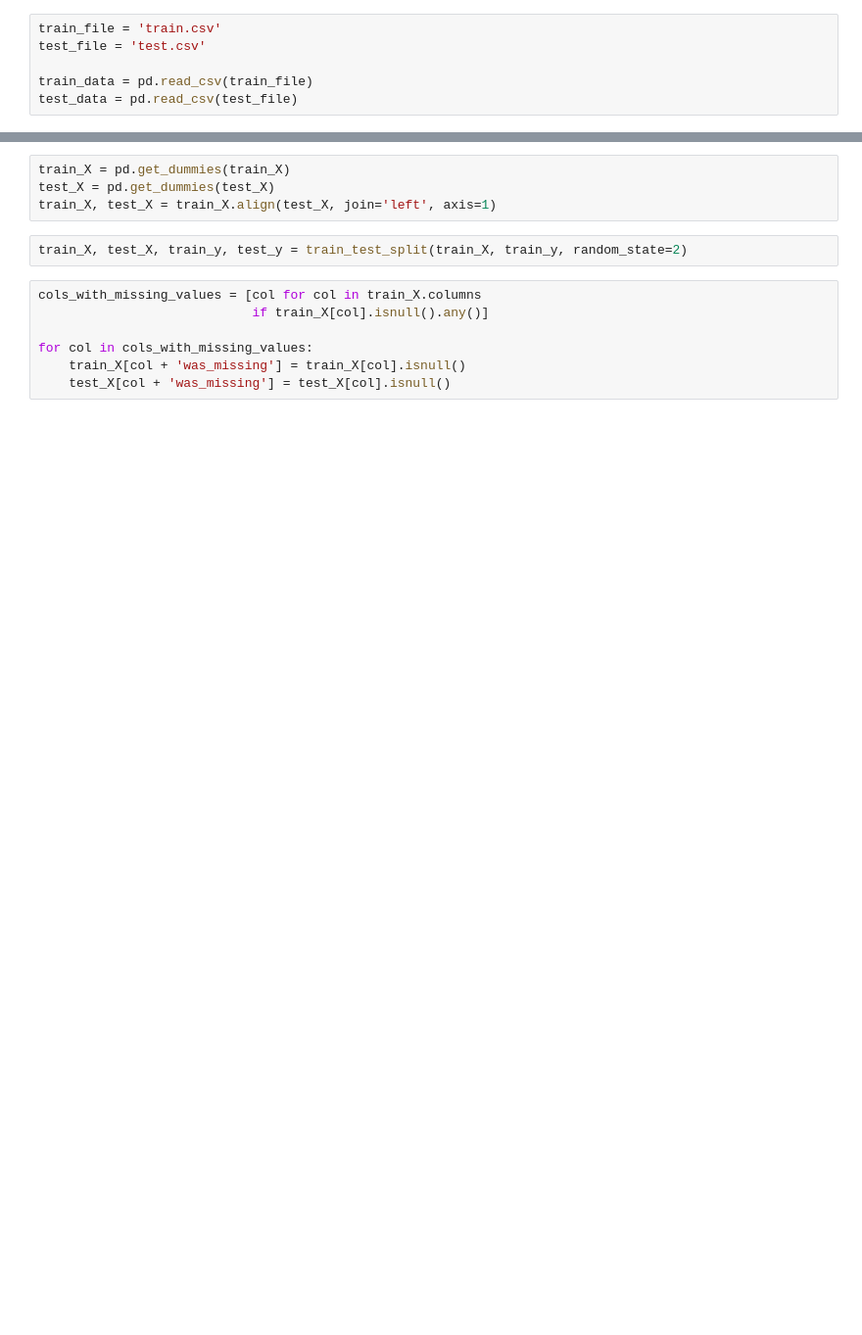
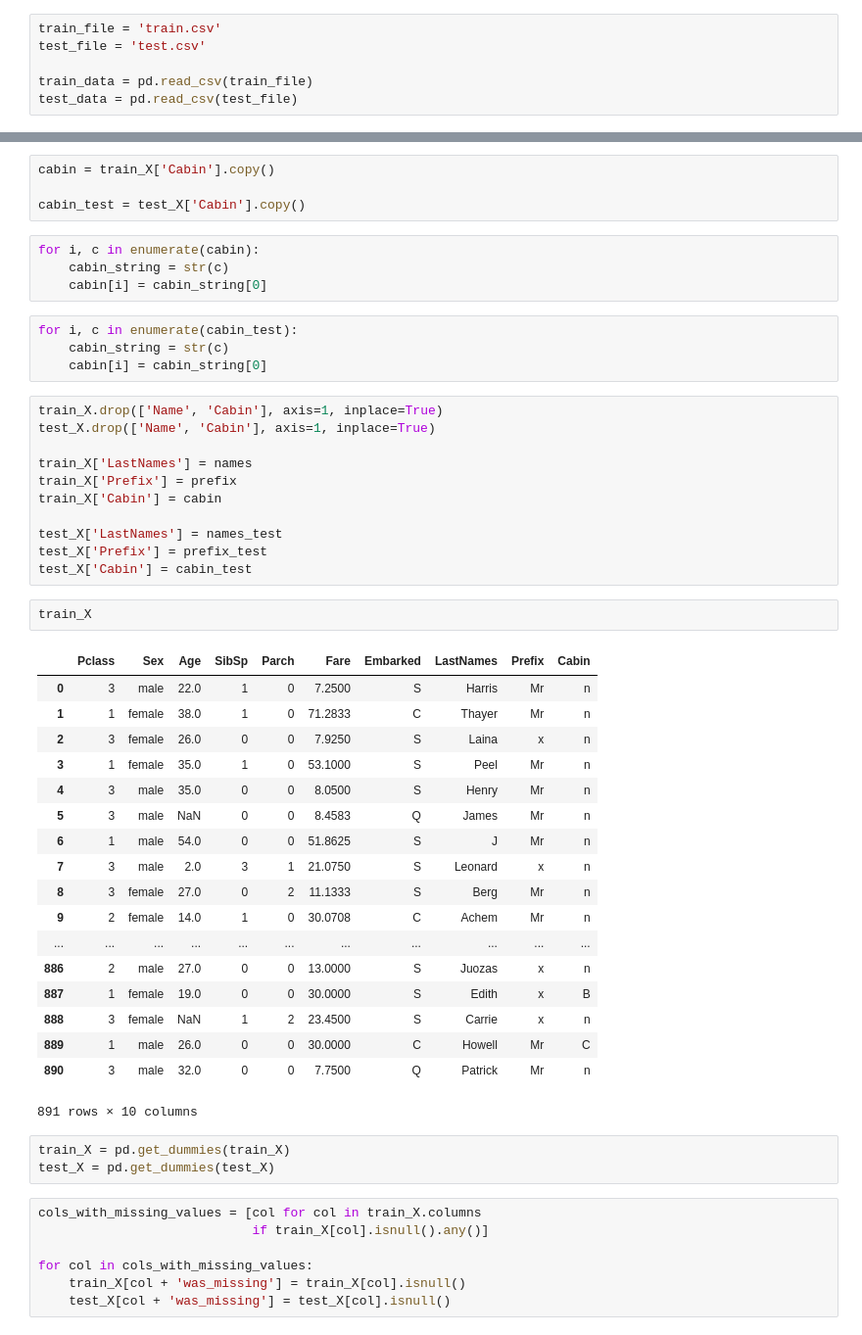
Before and after one commit to Joaomon7eiro/titanic-survival-exploration, a Jupyter notebook: titanic_model.ipynb, the cells around one changed output, grey strips where cells are left out. Shown at 98% size. Saved outputs shown, nothing was run; the diff lists cells and outputs as text; blank space fills up the shorter version.

```diff
--- a/titanic_model.ipynb
+++ b/titanic_model.ipynb
@@ -24,9 +60,50 @@ test_X = test_data
+# %%
+cabin = train_X['Cabin'].copy()
+
+cabin_test = test_X['Cabin'].copy()
+# %%
+for i, c in enumerate(cabin):
+    cabin_string = str(c)
+    cabin[i] = cabin_string[0]
+# %%
+for i, c in enumerate(cabin_test):
+    cabin_string = str(c)
+    cabin[i] = cabin_string[0]
+# %%
+train_X.drop(['Name', 'Cabin'], axis=1, inplace=True)
+test_X.drop(['Name', 'Cabin'], axis=1, inplace=True)
+
+train_X['LastNames'] = names
+train_X['Prefix'] = prefix
+train_X['Cabin'] = cabin
+
+test_X['LastNames'] = names_test
+test_X['Prefix'] = prefix_test
+test_X['Cabin'] = cabin_test
+# %%
+train_X
+# %% [output]
+|  | Pclass | Sex | Age | SibSp | Parch | Fare | Embarked | LastNames | Prefix | Cabin |
+| 0 | 3 | male | 22.0 | 1 | 0 | 7.2500 | S | Harris | Mr | n |
+| 1 | 1 | female | 38.0 | 1 | 0 | 71.2833 | C | Thayer | Mr | n |
+| 2 | 3 | female | 26.0 | 0 | 0 | 7.9250 | S | Laina | x | n |
+| 3 | 1 | female | 35.0 | 1 | 0 | 53.1000 | S | Peel | Mr | n |
+| 4 | 3 | male | 35.0 | 0 | 0 | 8.0500 | S | Henry | Mr | n |
+| 5 | 3 | male | NaN | 0 | 0 | 8.4583 | Q | James | Mr | n |
+| 6 | 1 | male | 54.0 | 0 | 0 | 51.8625 | S | J | Mr | n |
+| 7 | 3 | male | 2.0 | 3 | 1 | 21.0750 | S | Leonard | x | n |
+| 8 | 3 | female | 27.0 | 0 | 2 | 11.1333 | S | Berg | Mr | n |
+| 9 | 2 | female | 14.0 | 1 | 0 | 30.0708 | C | Achem | Mr | n |
+| ... | ... | ... | ... | ... | ... | ... | ... | ... | ... | ... |
+| 886 | 2 | male | 27.0 | 0 | 0 | 13.0000 | S | Juozas | x | n |
+| 887 | 1 | female | 19.0 | 0 | 0 | 30.0000 | S | Edith | x | B |
+| 888 | 3 | female | NaN | 1 | 2 | 23.4500 | S | Carrie | x | n |
+| 889 | 1 | male | 26.0 | 0 | 0 | 30.0000 | C | Howell | Mr | C |
+| 890 | 3 | male | 32.0 | 0 | 0 | 7.7500 | Q | Patrick | Mr | n |
+891 rows × 10 columns
 # %%
 train_X = pd.get_dummies(train_X)
 test_X = pd.get_dummies(test_X)
-train_X, test_X = train_X.align(test_X, join='left', axis=1)
-# %%
-train_X, test_X, train_y, test_y = train_test_split(train_X, train_y, random_state=2)
 # %%
 cols_with_missing_values = [col for col in train_X.columns
                             if train_X[col].isnull().any()]
```
Also changed, not shown: parts of 24 cells of this notebook.
